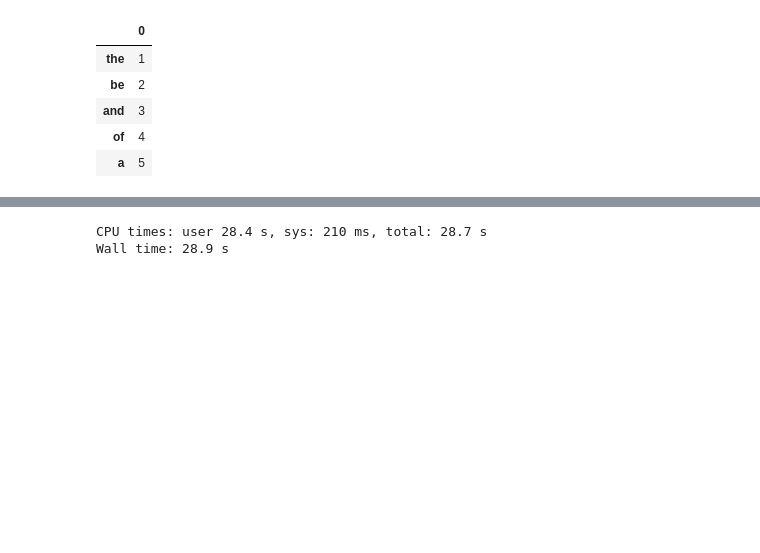
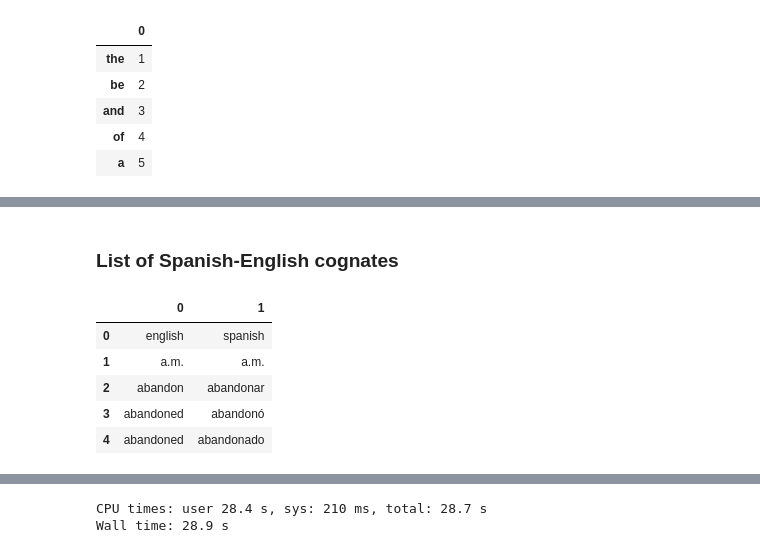
Before and after one commit to pvonglehn/economics_vocab, a Jupyter notebook: Blanca.ipynb, the cells around one changed output, grey strips where cells are left out. Cells and saved outputs as stored; diff of their text form; code cells hidden in the pictures; blank space fills up the shorter version.

```diff
--- a/Blanca.ipynb
+++ b/Blanca.ipynb
@@ -381,3 +408,5 @@ array(['Work evaporated at the port on the south shore of the giant estuary, the
+# %% [markdown]
+### List of Spanish-English cognates
 # %%
 # list of spanish/english cognates downloaded from: http://cognates.org/pdf/mfcogn.pdf
 # massage the text file (formatting was messed up when converted from pdf)
@@ -413,6 +442,18 @@ cognate_df = pd.DataFrame(cognate_list)
 cognate_df = pd.DataFrame(cognate_df)
 cognate_df.columns = "english","spanish"
 cognate_df.to_csv("spanish_english_cognates.csv",index=False)
+# %%
+cognate_df = pd.read_csv("spanish_english_cognates.csv",header=None)
+cognate_df.columns = "english","spanish"
+# %%
+cognate_df.head()
+# %% [output]
+|  | 0 | 1 |
+| 0 | english | spanish |
+| 1 | a.m. | a.m. |
+| 2 | abandon | abandonar |
+| 3 | abandoned | abandonó |
+| 4 | abandoned | abandonado |
 # %%
 cognate_df.sample(5)
 # %% [output]
```
Also changed, not shown: parts of 81 cells of this notebook.
